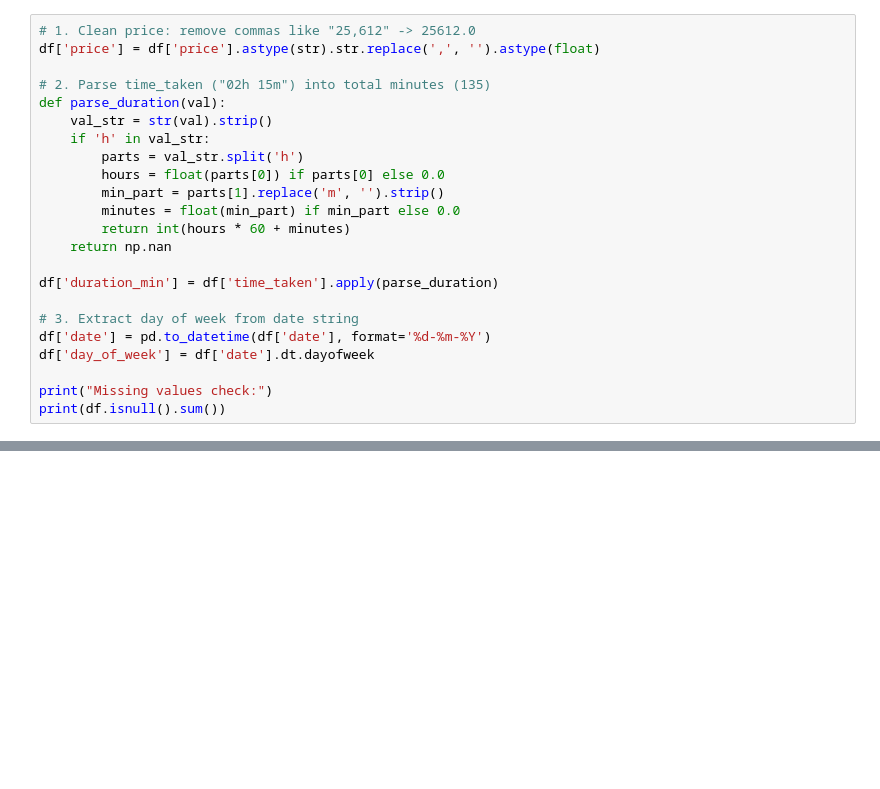
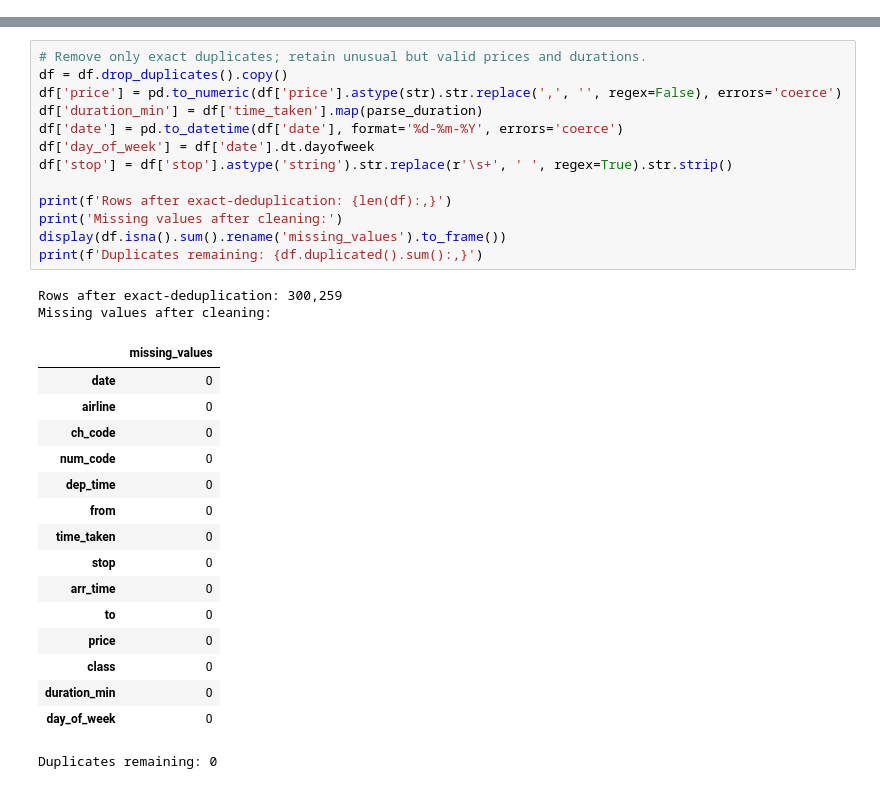
Before and after one commit to jasminerezai/ML-Lab1, a Jupyter notebook: notebooks/lab1.ipynb, the cells around one changed output, grey strips where cells are left out. Saved outputs shown, nothing was run; the diff lists cells and outputs as text; blank space fills up the shorter version.

```diff
--- a/notebooks/lab1.ipynb
+++ b/notebooks/lab1.ipynb
@@ -39,23 +0,0 @@ These transformations make the data suitable for machine learning.
-# %%
-# 1. Clean price: remove commas like "25,612" -> 25612.0
-df['price'] = df['price'].astype(str).str.replace(',', '').astype(float)
-
-# 2. Parse time_taken ("02h 15m") into total minutes (135)
-def parse_duration(val):
-    val_str = str(val).strip()
-    if 'h' in val_str:
-        parts = val_str.split('h')
-        hours = float(parts[0]) if parts[0] else 0.0
-        min_part = parts[1].replace('m', '').strip()
-        minutes = float(min_part) if min_part else 0.0
-        return int(hours * 60 + minutes)
-    return np.nan
-
-df['duration_min'] = df['time_taken'].apply(parse_duration)
-
-# 3. Extract day of week from date string
-df['date'] = pd.to_datetime(df['date'], format='%d-%m-%Y')
-df['day_of_week'] = df['date'].dt.dayofweek
-
-print("Missing values check:")
-print(df.isnull().sum())
@@ -286,0 +148,32 @@ Tuned Random Forest Test R2:   0.9698
+# %%
+# Remove only exact duplicates; retain unusual but valid prices and durations.
+df = df.drop_duplicates().copy()
+df['price'] = pd.to_numeric(df['price'].astype(str).str.replace(',', '', regex=False), errors='coerce')
+df['duration_min'] = df['time_taken'].map(parse_duration)
+df['date'] = pd.to_datetime(df['date'], format='%d-%m-%Y', errors='coerce')
+df['day_of_week'] = df['date'].dt.dayofweek
+df['stop'] = df['stop'].astype('string').str.replace(r'\s+', ' ', regex=True).str.strip()
+
+print(f'Rows after exact-deduplication: {len(df):,}')
+print('Missing values after cleaning:')
+display(df.isna().sum().rename('missing_values').to_frame())
+print(f'Duplicates remaining: {df.duplicated().sum():,}')
+# %% [output]
+Rows after exact-deduplication: 300,259
+Missing values after cleaning:
+|  | missing_values |
+| date | 0 |
+| airline | 0 |
+| ch_code | 0 |
+| num_code | 0 |
+| dep_time | 0 |
+| from | 0 |
+| time_taken | 0 |
+| stop | 0 |
+| arr_time | 0 |
+| to | 0 |
+| price | 0 |
+| class | 0 |
+| duration_min | 0 |
+| day_of_week | 0 |
+Duplicates remaining: 0
```
Also changed, not shown: parts of 37 cells of this notebook.
